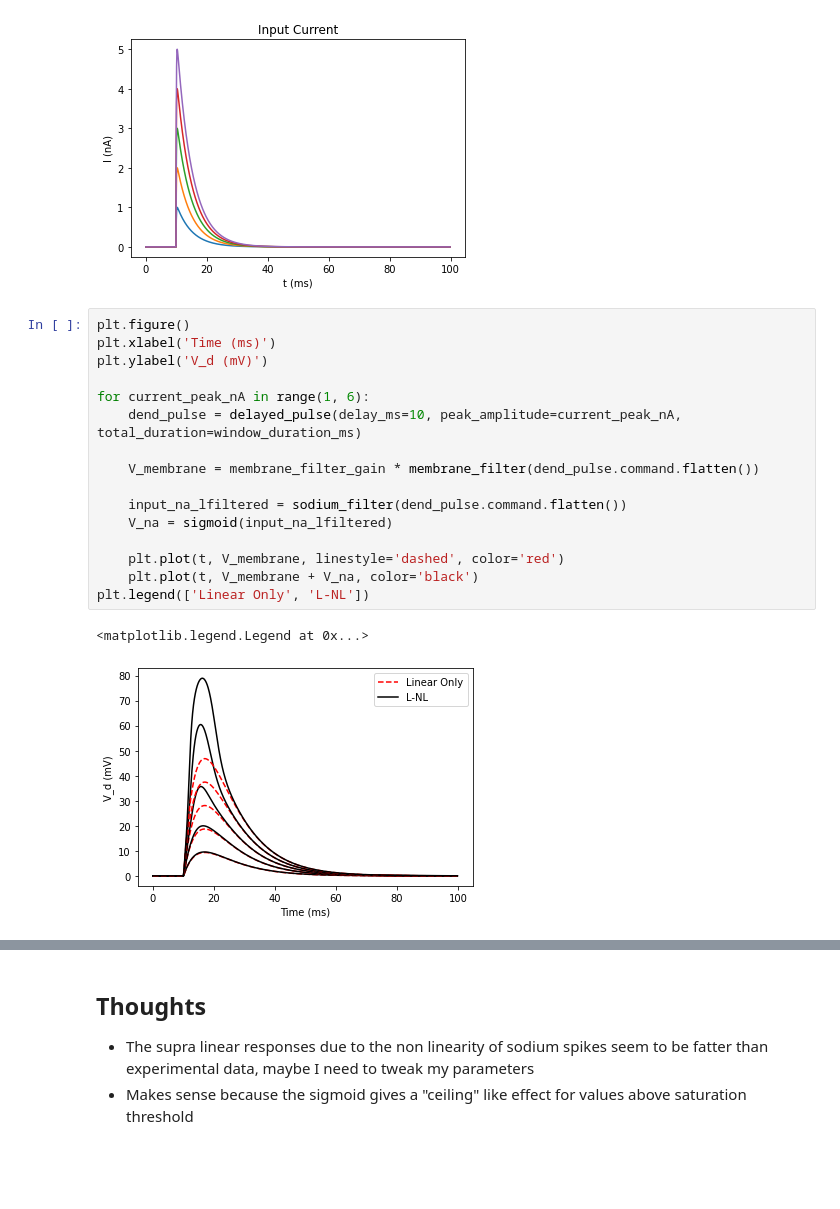
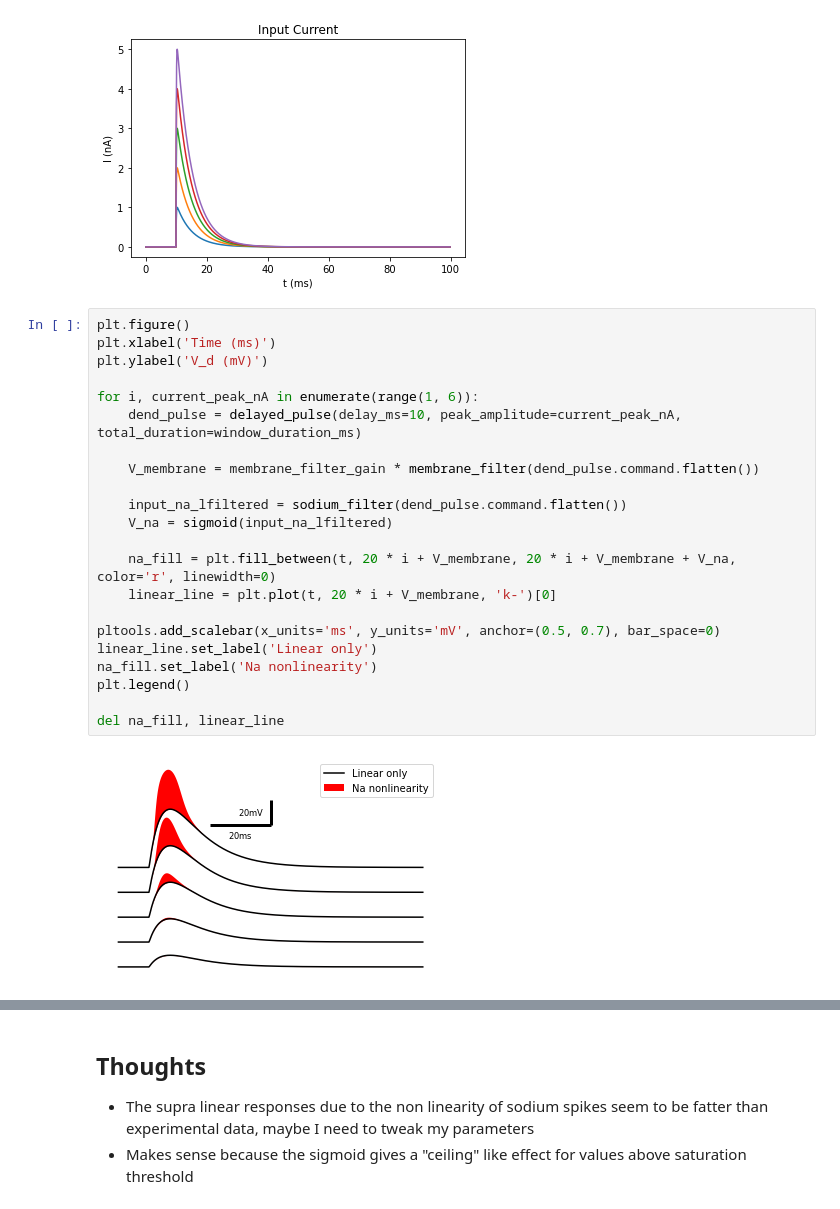
Before and after one commit to nauralcodinglab/linear-nonlinear-dendrites, a Jupyter notebook: peter-scrap-notebooks/linear-nonlinear.ipynb, the cells around one changed output, grey strips where cells are left out. Cells and saved outputs as stored; diff of their text form; blank space fills up the shorter version.

Commit message:
Restyle Peter's figure to show dendritic sodium riding on top of Vd

```diff
--- a/peter-scrap-notebooks/linear-nonlinear.ipynb
+++ b/peter-scrap-notebooks/linear-nonlinear.ipynb
@@ -78,22 +78,27 @@ for current_peak_nA in range(1, 6):
 # %%
 plt.figure()
 plt.xlabel('Time (ms)')
 plt.ylabel('V_d (mV)')
 
-for current_peak_nA in range(1, 6):
+for i, current_peak_nA in enumerate(range(1, 6)):
     dend_pulse = delayed_pulse(delay_ms=10, peak_amplitude=current_peak_nA, total_duration=window_duration_ms)
 
     V_membrane = membrane_filter_gain * membrane_filter(dend_pulse.command.flatten())
 
     input_na_lfiltered = sodium_filter(dend_pulse.command.flatten())
     V_na = sigmoid(input_na_lfiltered)
 
-    plt.plot(t, V_membrane, linestyle='dashed', color='red')
-    plt.plot(t, V_membrane + V_na, color='black')
-plt.legend(['Linear Only', 'L-NL'])
+    na_fill = plt.fill_between(t, 20 * i + V_membrane, 20 * i + V_membrane + V_na, color='r', linewidth=0)
+    linear_line = plt.plot(t, 20 * i + V_membrane, 'k-')[0]
+
+pltools.add_scalebar(x_units='ms', y_units='mV', anchor=(0.5, 0.7), bar_space=0)
+linear_line.set_label('Linear only')
+na_fill.set_label('Na nonlinearity')
+plt.legend()
+
+del na_fill, linear_line
 # %% [output]
-<matplotlib.legend.Legend at 0x...>
-[figure, old version]
+[figure, new version]
 # %%
 window_duration_ms = 100
 plt.figure()
```
Also changed, not shown: parts of 1 cell of this notebook.
